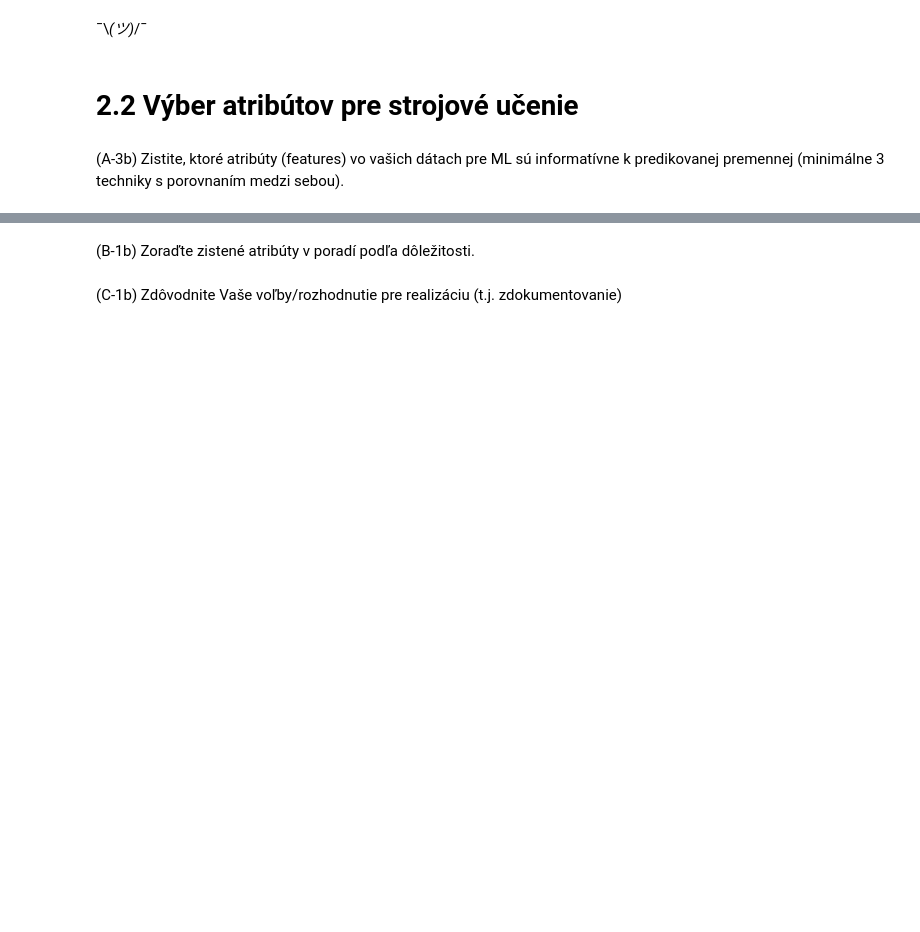
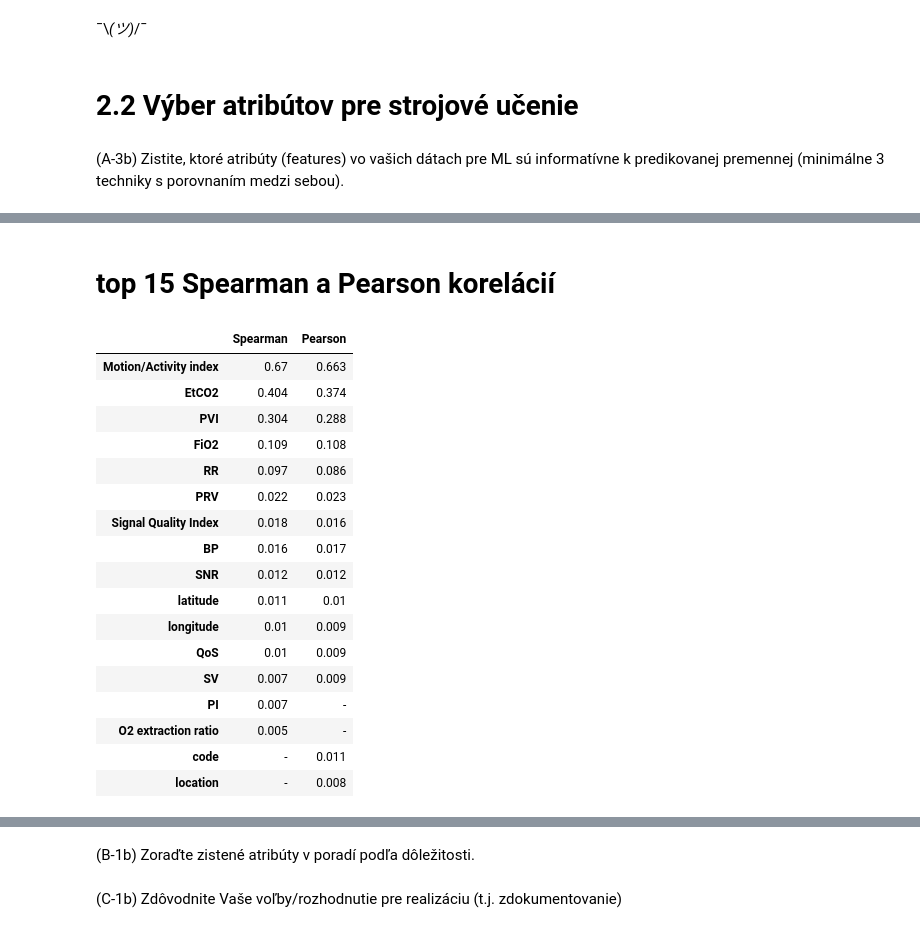
Before and after one commit to johannatilesova/IAU-project, a Jupyter notebook: phase2_Tilesova_Pecenka.ipynb, the cells around one changed output, grey strips where cells are left out. Drawn from its saved outputs; the diff is of its cells as text; code cells hidden in the pictures; blank space fills up the shorter version.

```diff
--- a/phase2_Tilesova_Pecenka.ipynb
+++ b/phase2_Tilesova_Pecenka.ipynb
@@ -402,0 +513,33 @@ max       1.000000     1.000000     1.000000     1.000000
+# %% [markdown]
+# top 15 Spearman a Pearson korelácií
+# %%
+top_n = 15
+
+corr_compare = pd.concat([
+    correlation_spearman.head(top_n).rename('Spearman'),
+    correlation_pearson.head(top_n).rename('Pearson')
+], axis=1)
+
+corr_compare = corr_compare.sort_values(by='Spearman', ascending=False)
+corr_compare = corr_compare.round(3).fillna('-')
+
+display(corr_compare)
+# %% [output]
+|  | Spearman | Pearson |
+| Motion/Activity index | 0.67 | 0.663 |
+| EtCO2 | 0.404 | 0.374 |
+| PVI | 0.304 | 0.288 |
+| FiO2 | 0.109 | 0.108 |
+| RR | 0.097 | 0.086 |
+| PRV | 0.022 | 0.023 |
+| Signal Quality Index | 0.018 | 0.016 |
+| BP | 0.016 | 0.017 |
+| SNR | 0.012 | 0.012 |
+| latitude | 0.011 | 0.01 |
+| longitude | 0.01 | 0.009 |
+| QoS | 0.01 | 0.009 |
+| SV | 0.007 | 0.009 |
+| PI | 0.007 | - |
+| O2 extraction ratio | 0.005 | - |
+| code | - | 0.011 |
+| location | - | 0.008 |
```
Also changed, not shown: parts of 16 cells of this notebook.
